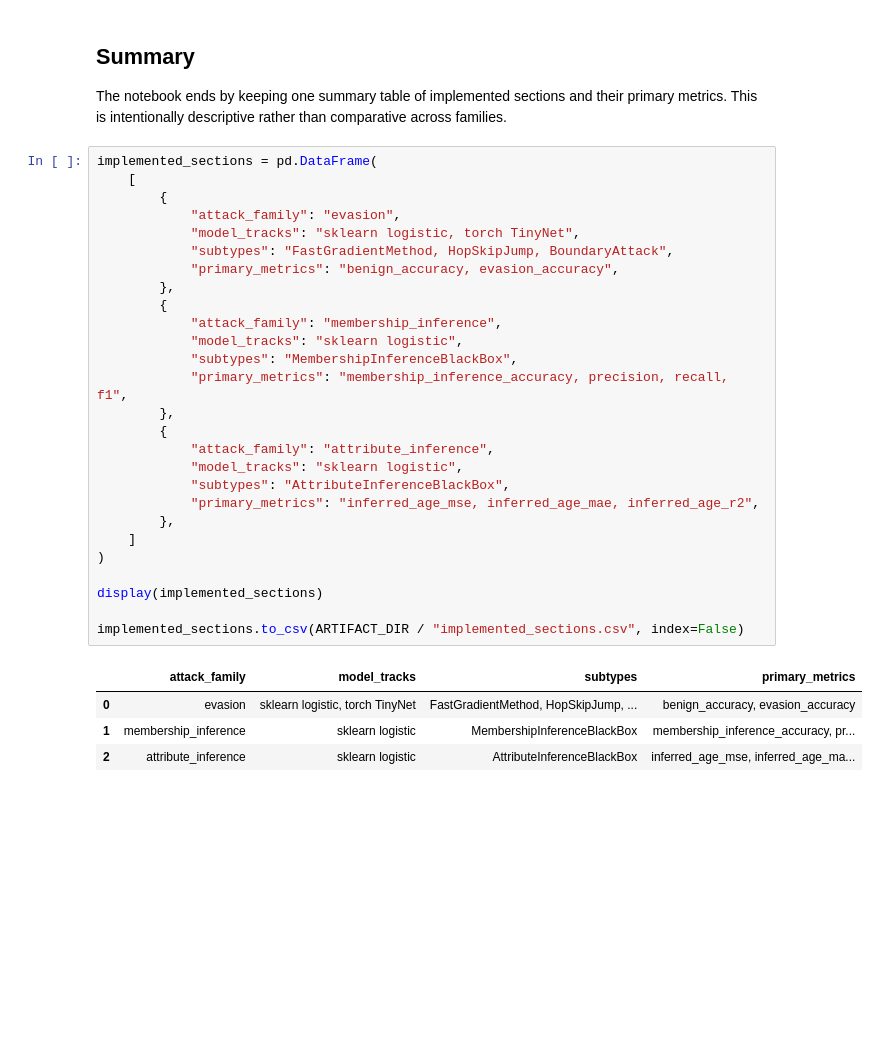
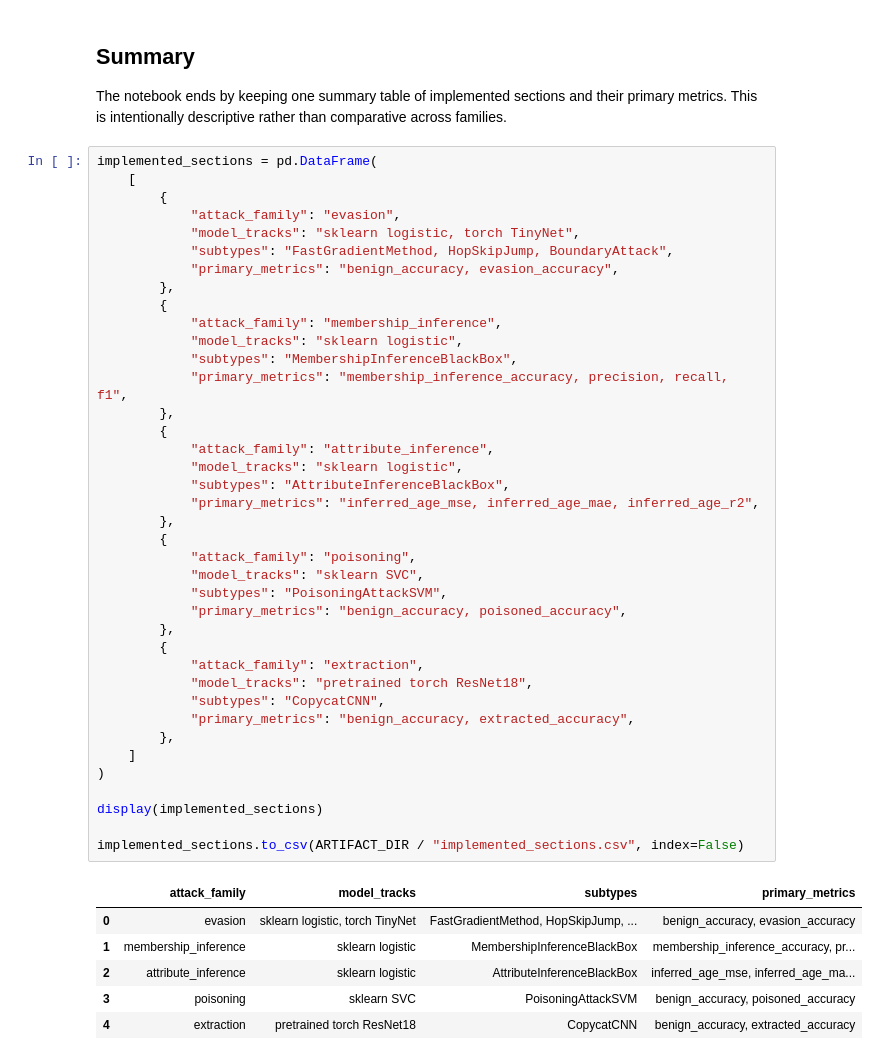
Before and after one commit to simplymathematics/deckard, a Jupyter notebook: notebooks/art_attacks.ipynb, the cells around one changed output. Drawn from its saved outputs; the diff is of its cells as text; blank space fills up the shorter version.

Commit message:
art attacks, defences notebooks

```diff
--- a/notebooks/art_attacks.ipynb
+++ b/notebooks/art_attacks.ipynb
@@ -497,30 +641,44 @@ implemented_sections = pd.DataFrame(
     [
         {
             "attack_family": "evasion",
             "model_tracks": "sklearn logistic, torch TinyNet",
             "subtypes": "FastGradientMethod, HopSkipJump, BoundaryAttack",
             "primary_metrics": "benign_accuracy, evasion_accuracy",
         },
         {
             "attack_family": "membership_inference",
             "model_tracks": "sklearn logistic",
             "subtypes": "MembershipInferenceBlackBox",
             "primary_metrics": "membership_inference_accuracy, precision, recall, f1",
         },
         {
             "attack_family": "attribute_inference",
             "model_tracks": "sklearn logistic",
             "subtypes": "AttributeInferenceBlackBox",
             "primary_metrics": "inferred_age_mse, inferred_age_mae, inferred_age_r2",
         },
+        {
+            "attack_family": "poisoning",
+            "model_tracks": "sklearn SVC",
+            "subtypes": "PoisoningAttackSVM",
+            "primary_metrics": "benign_accuracy, poisoned_accuracy",
+        },
+        {
+            "attack_family": "extraction",
+            "model_tracks": "pretrained torch ResNet18",
+            "subtypes": "CopycatCNN",
+            "primary_metrics": "benign_accuracy, extracted_accuracy",
+        },
     ]
 )
 
 display(implemented_sections)
 
 implemented_sections.to_csv(ARTIFACT_DIR / "implemented_sections.csv", index=False)
 # %% [output]
 |  | attack_family | model_tracks | subtypes | primary_metrics |
 | 0 | evasion | sklearn logistic, torch TinyNet | FastGradientMethod, HopSkipJump, ... | benign_accuracy, evasion_accuracy |
 | 1 | membership_inference | sklearn logistic | MembershipInferenceBlackBox | membership_inference_accuracy, pr... |
 | 2 | attribute_inference | sklearn logistic | AttributeInferenceBlackBox | inferred_age_mse, inferred_age_ma... |
+| 3 | poisoning | sklearn SVC | PoisoningAttackSVM | benign_accuracy, poisoned_accuracy |
+| 4 | extraction | pretrained torch ResNet18 | CopycatCNN | benign_accuracy, extracted_accuracy |
```
Also changed, not shown: parts of 7 cells of this notebook.
